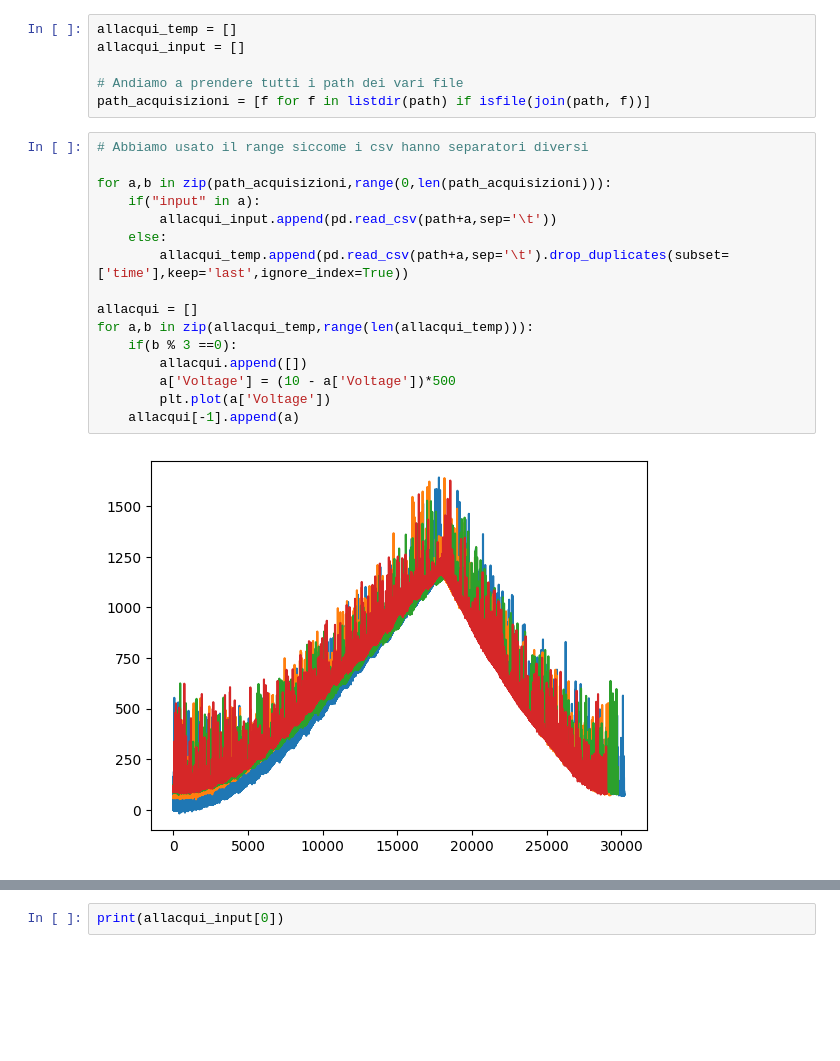
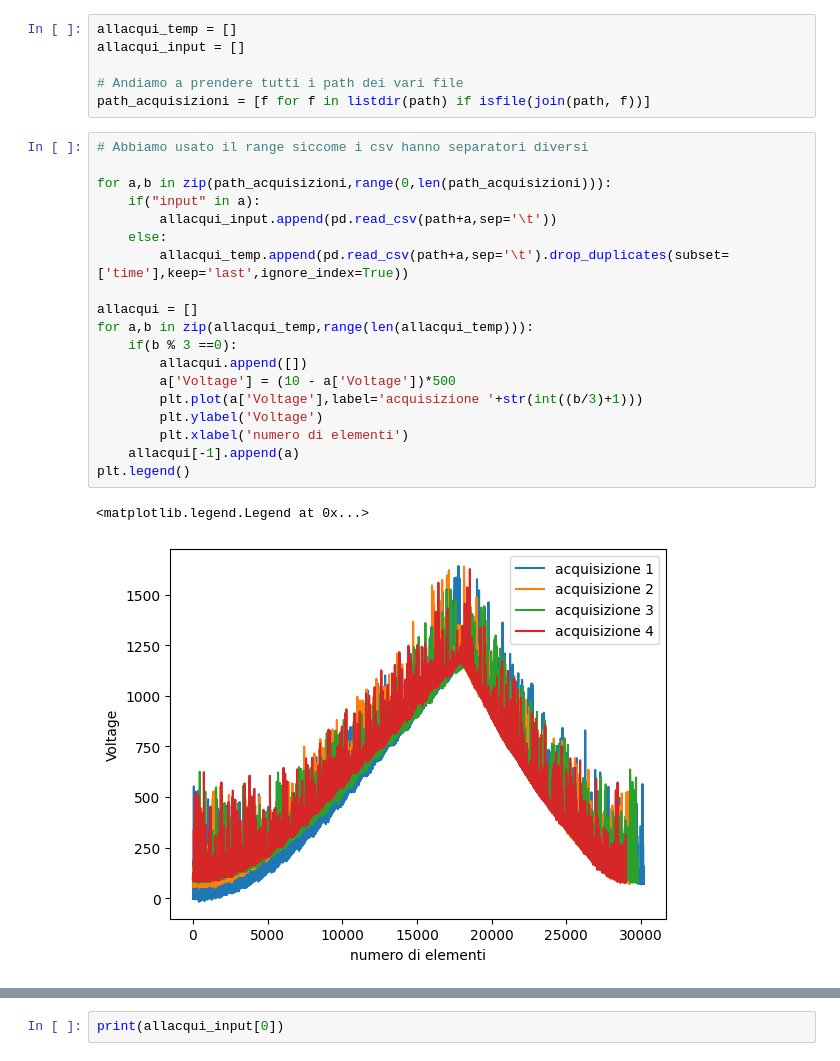
Before and after one commit to Simone-Scalella/Manutenzione_preventiva, a Jupyter notebook: analisi.ipynb, the cells around one changed output, grey strips where cells are left out. Cells and saved outputs as stored; diff of their text form; blank space fills up the shorter version.

```diff
--- a/analisi.ipynb
+++ b/analisi.ipynb
@@ -24,21 +24,25 @@ path_acquisizioni = [f for f in listdir(path) if isfile(join(path, f))]
 # %%
 # Abbiamo usato il range siccome i csv hanno separatori diversi
 
 for a,b in zip(path_acquisizioni,range(0,len(path_acquisizioni))):
     if("input" in a):
         allacqui_input.append(pd.read_csv(path+a,sep='\t'))
     else:
         allacqui_temp.append(pd.read_csv(path+a,sep='\t').drop_duplicates(subset=['time'],keep='last',ignore_index=True))
 
 allacqui = []
 for a,b in zip(allacqui_temp,range(len(allacqui_temp))):
     if(b % 3 ==0):
         allacqui.append([])
         a['Voltage'] = (10 - a['Voltage'])*500
-        plt.plot(a['Voltage'])
+        plt.plot(a['Voltage'],label='acquisizione '+str(int((b/3)+1)))
+        plt.ylabel('Voltage')
+        plt.xlabel('numero di elementi')
     allacqui[-1].append(a)
+plt.legend()
 # %% [output]
+<matplotlib.legend.Legend at 0x...>
-[figure, old version]
+[figure, new version]
 # %%
 all_acqui_new = []
 
```
Also changed, not shown: parts of 1 cell of this notebook, 1 other file.
